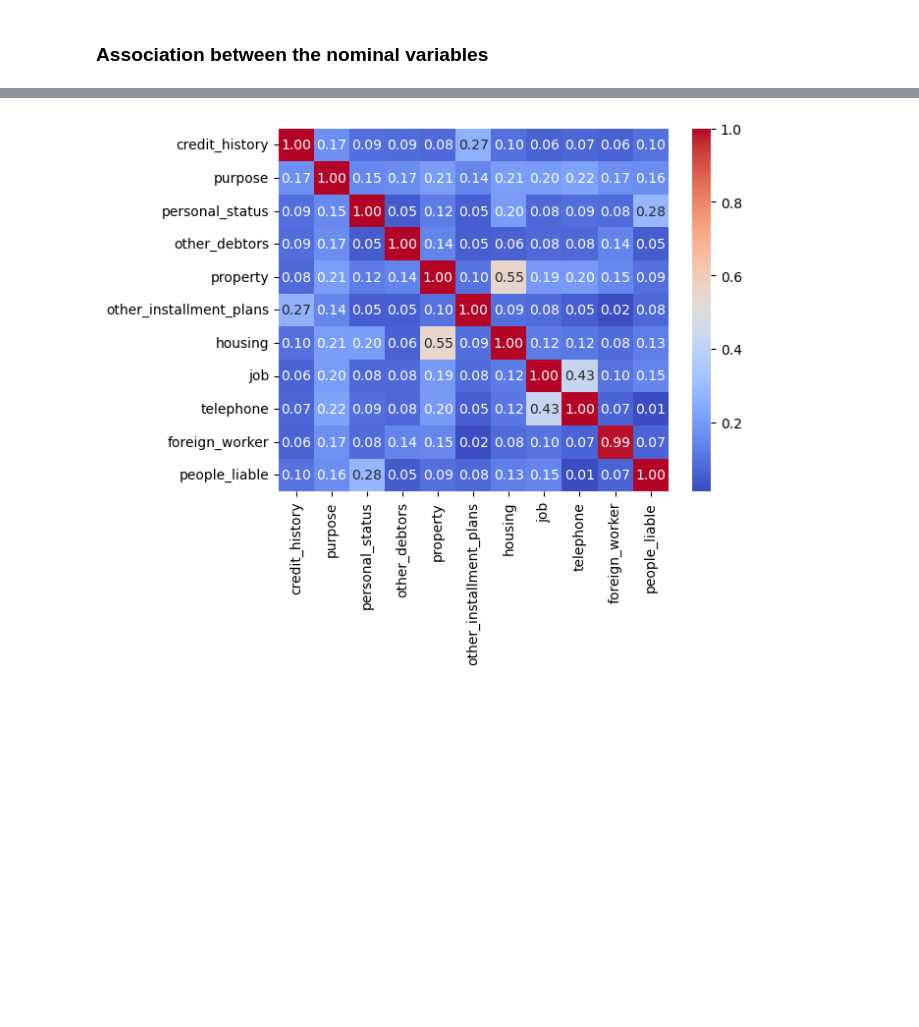
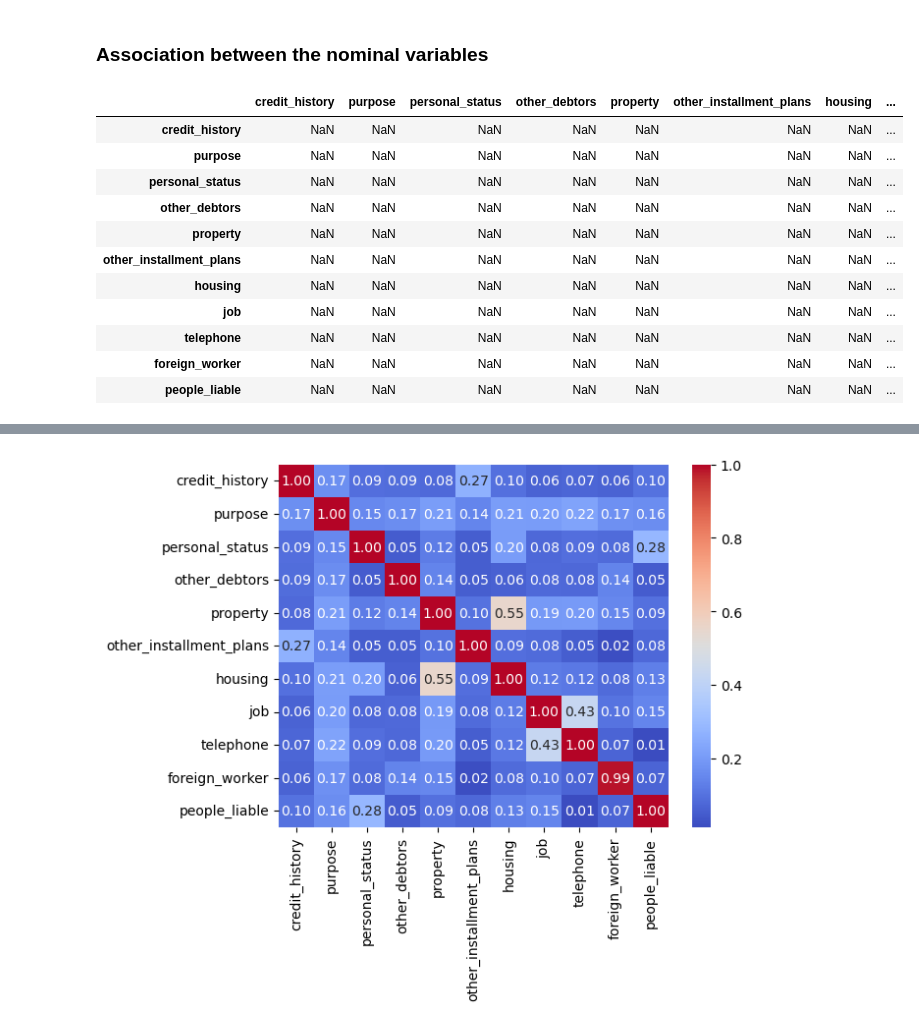
Before and after one commit to Grzesiesz/Credit-Risk-Prediction, a Jupyter notebook: south_german_credit/notebooks/EDA.ipynb, the cells around one changed output, grey strips where cells are left out. Cells and saved outputs as stored; diff of their text form; code cells hidden in the pictures; blank space fills up the shorter version.

```diff
--- a/south_german_credit/notebooks/EDA.ipynb
+++ b/south_german_credit/notebooks/EDA.ipynb
@@ -414,6 +414,21 @@ for container in cra.containers:
 ### Association between the nominal variables
 # %%
 nominal_matrix = pd.DataFrame(index = nominal, columns = nominal, dtype = float)
+# %%
+nominal_matrix
+# %% [output]
+|  | credit_history | purpose | personal_status | other_debtors | property | other_installment_plans | housing | ... |
+| credit_history | NaN | NaN | NaN | NaN | NaN | NaN | NaN | ... |
+| purpose | NaN | NaN | NaN | NaN | NaN | NaN | NaN | ... |
+| personal_status | NaN | NaN | NaN | NaN | NaN | NaN | NaN | ... |
+| other_debtors | NaN | NaN | NaN | NaN | NaN | NaN | NaN | ... |
+| property | NaN | NaN | NaN | NaN | NaN | NaN | NaN | ... |
+| other_installment_plans | NaN | NaN | NaN | NaN | NaN | NaN | NaN | ... |
+| housing | NaN | NaN | NaN | NaN | NaN | NaN | NaN | ... |
+| job | NaN | NaN | NaN | NaN | NaN | NaN | NaN | ... |
+| telephone | NaN | NaN | NaN | NaN | NaN | NaN | NaN | ... |
+| foreign_worker | NaN | NaN | NaN | NaN | NaN | NaN | NaN | ... |
+| people_liable | NaN | NaN | NaN | NaN | NaN | NaN | NaN | ... |
 # %%
 for var1 in nominal:
     for var2 in nominal:
```
Also changed, not shown: parts of 19 cells of this notebook.
